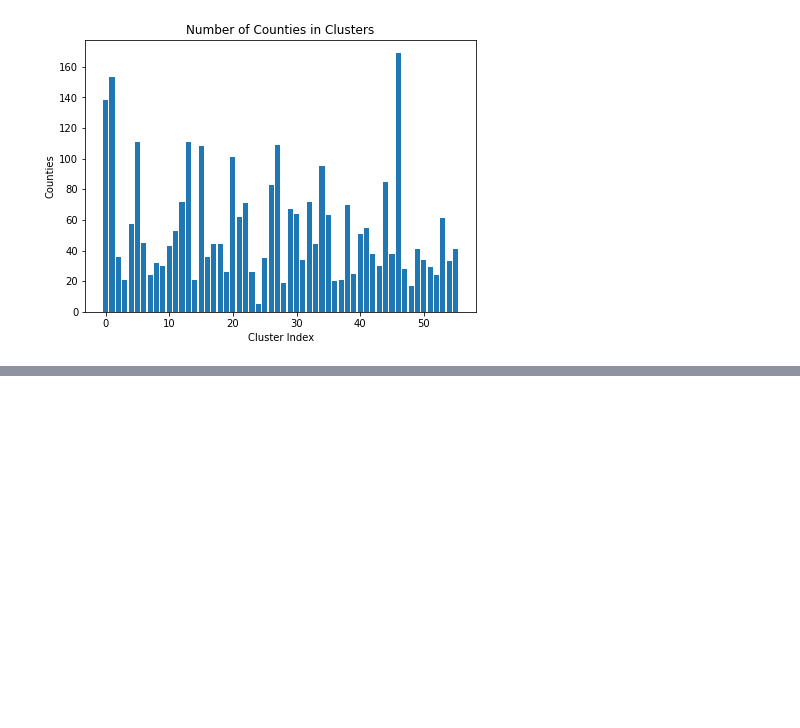
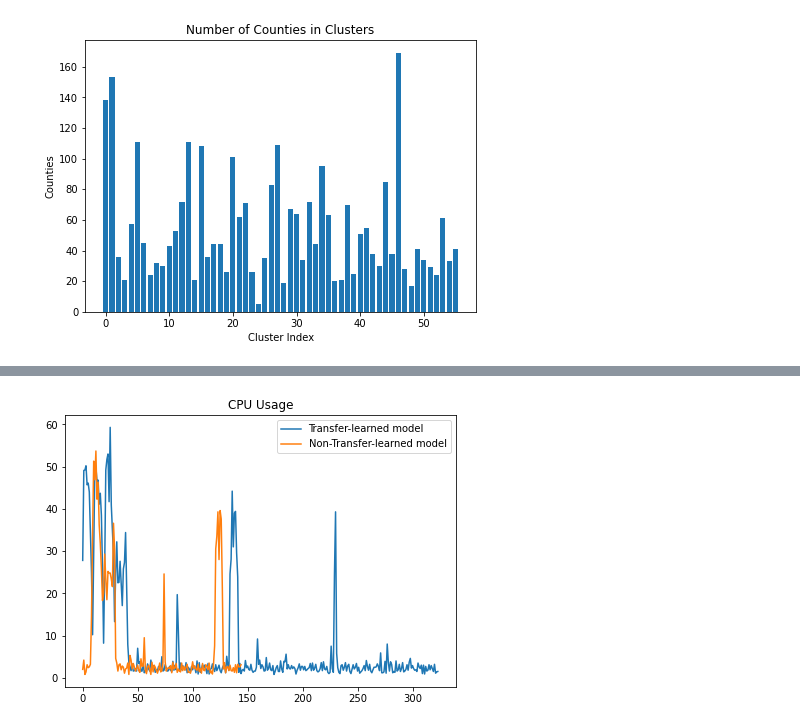
Before and after one commit to menuka94/transfer-learning, a Jupyter notebook: Job_Profiling.ipynb, the cells around one changed output, grey strips where cells are left out. Cells and saved outputs as stored; diff of their text form; code cells hidden in the pictures; blank space fills up the shorter version.

```diff
--- a/Job_Profiling.ipynb
+++ b/Job_Profiling.ipynb
@@ -517,0 +549,11 @@ fig.savefig('experiment_data/lr_tl_observations.png',
+# %%
+fig, ax = plt.subplots(1,1,figsize=(7,5))
+
+ax.plot(tl_df["CPU_ALL:User%"].to_list(), "-", label="Transfer-learned model")
+ax.plot(no_tl_df["CPU_ALL:User%"].to_list(), "-", label="Non-Transfer-learned model")
+ax.set_title("CPU Usage")
+ax.legend()
+
+plt.show()
+# %% [output]
+[figure, added]
```
Also changed, not shown: parts of 2 cells of this notebook, 2 other files.
